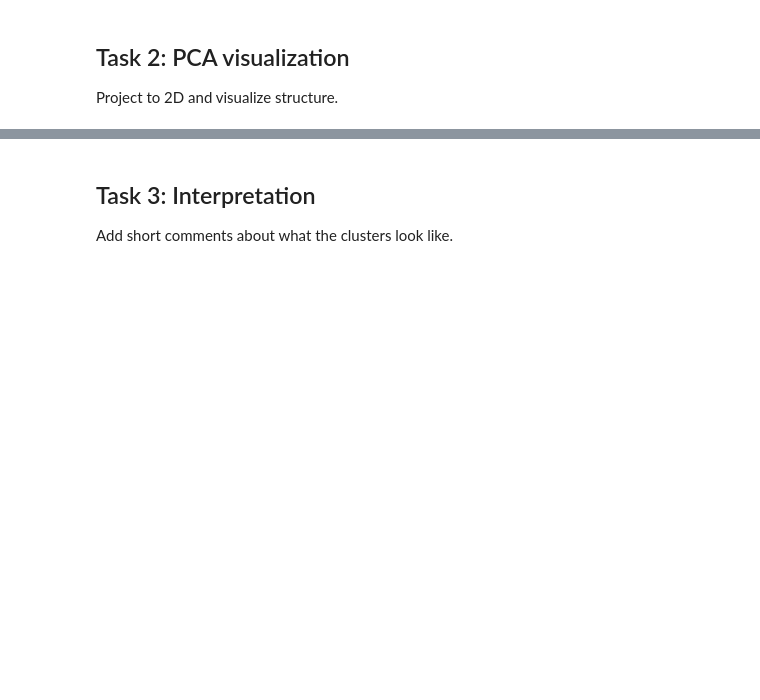
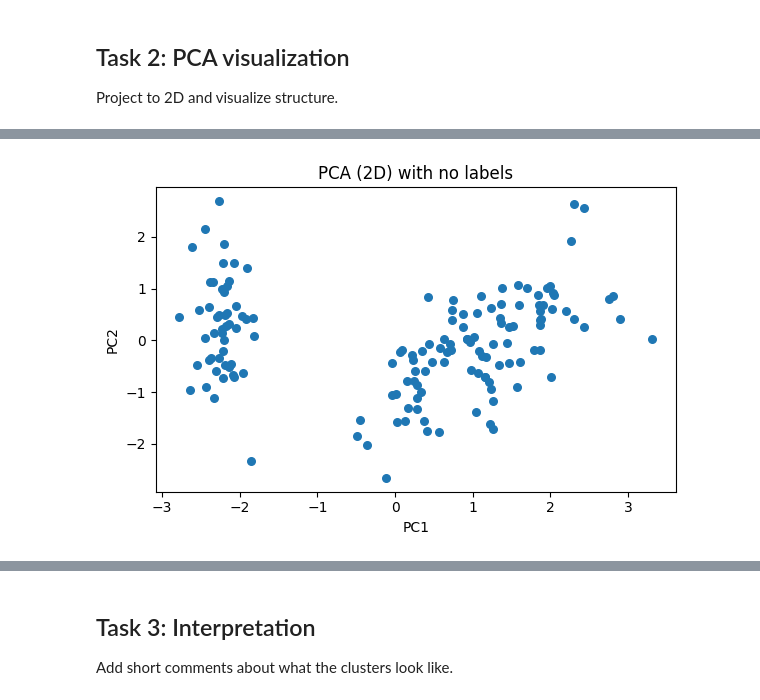
Before and after one commit to AndreasFurth/ML-Frameworks, a Jupyter notebook: L5/L5_assignment_CLASSROOM.ipynb, the cells around one changed output, grey strips where cells are left out. Drawn from its saved outputs; the diff is of its cells as text; code cells hidden in the pictures; blank space fills up the shorter version.

Commit message:
Plotting, all done?

```diff
--- a/L5/L5_assignment_CLASSROOM.ipynb
+++ b/L5/L5_assignment_CLASSROOM.ipynb
@@ -148,4 +148,4 @@ from sklearn.decomposition import PCA
 # Den är ganska bra på att behålla relationer.
 # Vi sätter en parameter n_components, som är hur många dimensioner vi vill ha, typiskt 2
 pca = PCA(n_components=2, random_state=42)
-x_pca = pca.fit_transform(X_scaled)
+X_pca = pca.fit_transform(X_scaled)
@@ -152,4 +172,15 @@ x_pca = pca.fit_transform(X_scaled)
 # %%
 # TODO: Plot the 2D projection
+
+# Plot PCA projection colored by true labels
+plt.figure(figsize=(6, 4))
+plt.scatter(X_pca[:, 0], X_pca[:, 1], s=30)
+plt.title("PCA (2D) with no labels")
+plt.xlabel("PC1")
+plt.ylabel("PC2")
+plt.tight_layout()
+plt.show()
+# %% [output]
+[figure, added]
 # %%
 # TODO: Color by true labels (if available) or by cluster labels
```
Also changed, not shown: parts of 2 cells of this notebook.
